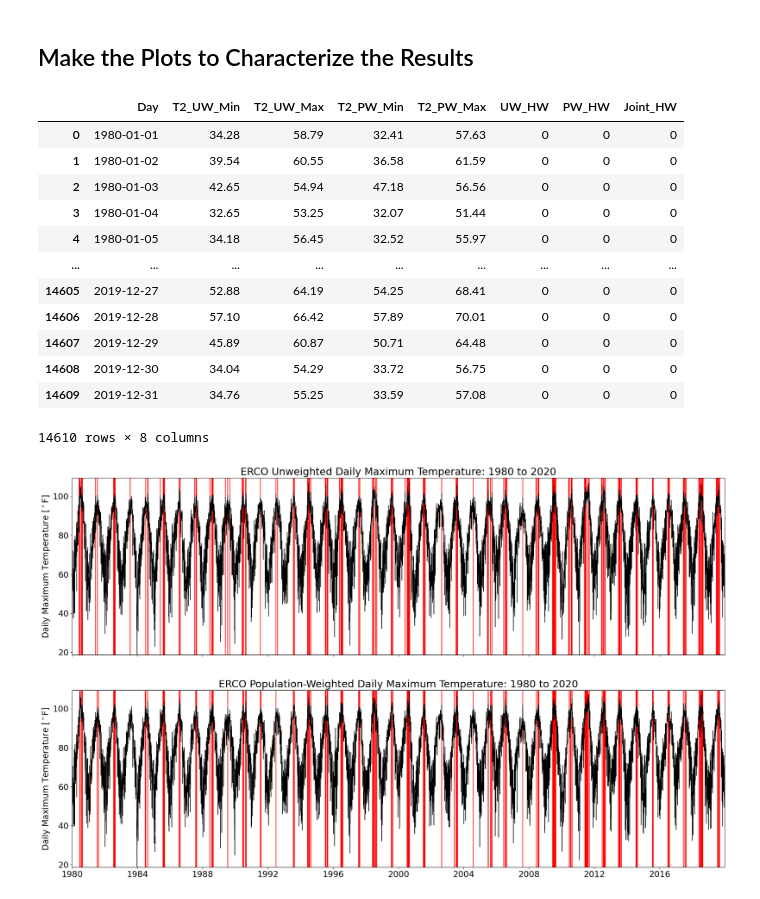
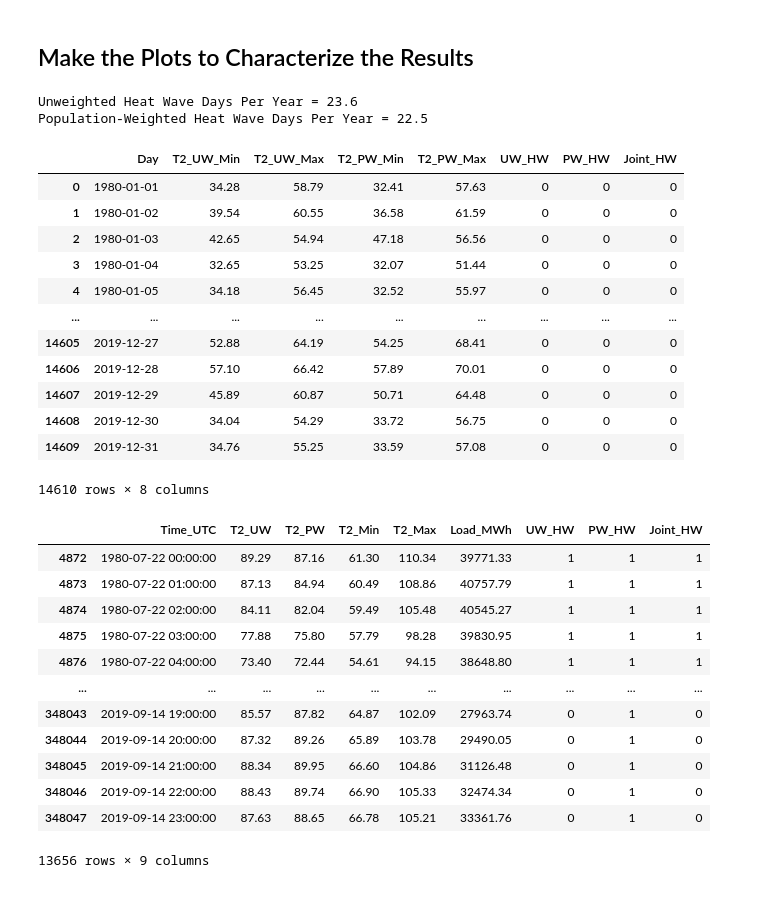
Before and after one commit to cdburley/nerc_analysis, a Jupyter notebook: notebooks/process_and_plot_weighting_impact.ipynb, the cells around one changed output. Saved outputs shown, nothing was run; the diff lists cells and outputs as text; code cells hidden in the pictures.

Commit message:
Added plots

```diff
--- a/notebooks/process_and_plot_weighting_impact.ipynb
+++ b/notebooks/process_and_plot_weighting_impact.ipynb
@@ -356,10 +421,12 @@ output_df = plot_heat_wave_frequency(ba_to_process = 'ERCO',
                                      data_output_dir = data_output_dir,
                                      image_output_dir = image_output_dir,
                                      image_resolution = 300,
-                                     save_images = False)
+                                     save_images = True)
 
 output_df
 # %% [output]
+Unweighted Heat Wave Days Per Year = 23.6
+Population-Weighted Heat Wave Days Per Year = 22.5
 |  | Day | T2_UW_Min | T2_UW_Max | T2_PW_Min | T2_PW_Max | UW_HW | PW_HW | Joint_HW |
 | 0 | 1980-01-01 | 34.28 | 58.79 | 32.41 | 57.63 | 0 | 0 | 0 |
 | 1 | 1980-01-02 | 39.54 | 60.55 | 36.58 | 61.59 | 0 | 0 | 0 |
@@ -372,5 +439,4 @@ output_df
 | 14607 | 2019-12-29 | 45.89 | 60.87 | 50.71 | 64.48 | 0 | 0 | 0 |
 | 14608 | 2019-12-30 | 34.04 | 54.29 | 33.72 | 56.75 | 0 | 0 | 0 |
 | 14609 | 2019-12-31 | 34.76 | 55.25 | 33.59 | 57.08 | 0 | 0 | 0 |
-14610 rows × 8 columns
-[figure, removed]
+14610 rows × 8 columns
@@ -376,0 +499,30 @@ output_df
+# %%
+output_df = plot_heat_wave_characteristics(ba_to_process = 'CISO',
+                                           start_year = 1980,
+                                           end_year = 2020,
+                                           base_year_start = 1980,
+                                           base_year_end = 1990,
+                                           weather_data_dir = weather_data_dir,
+                                           service_territory_data_dir = service_territory_data_dir,
+                                           population_data_dir = population_data_dir,
+                                           load_data_dir = load_data_dir,
+                                           data_output_dir = data_output_dir,
+                                           image_output_dir = image_output_dir,
+                                           image_resolution = 300,
+                                           save_images = True)
+
+output_df
+# %% [output]
+|  | Time_UTC | T2_UW | T2_PW | T2_Min | T2_Max | Load_MWh | UW_HW | PW_HW | Joint_HW |
+| 4872 | 1980-07-22 00:00:00 | 89.29 | 87.16 | 61.30 | 110.34 | 39771.33 | 1 | 1 | 1 |
+| 4873 | 1980-07-22 01:00:00 | 87.13 | 84.94 | 60.49 | 108.86 | 40757.79 | 1 | 1 | 1 |
+| 4874 | 1980-07-22 02:00:00 | 84.11 | 82.04 | 59.49 | 105.48 | 40545.27 | 1 | 1 | 1 |
+| 4875 | 1980-07-22 03:00:00 | 77.88 | 75.80 | 57.79 | 98.28 | 39830.95 | 1 | 1 | 1 |
+| 4876 | 1980-07-22 04:00:00 | 73.40 | 72.44 | 54.61 | 94.15 | 38648.80 | 1 | 1 | 1 |
+| ... | ... | ... | ... | ... | ... | ... | ... | ... | ... |
+| 348043 | 2019-09-14 19:00:00 | 85.57 | 87.82 | 64.87 | 102.09 | 27963.74 | 0 | 1 | 0 |
+| 348044 | 2019-09-14 20:00:00 | 87.32 | 89.26 | 65.89 | 103.78 | 29490.05 | 0 | 1 | 0 |
+| 348045 | 2019-09-14 21:00:00 | 88.34 | 89.95 | 66.60 | 104.86 | 31126.48 | 0 | 1 | 0 |
+| 348046 | 2019-09-14 22:00:00 | 88.43 | 89.74 | 66.90 | 105.33 | 32474.34 | 0 | 1 | 0 |
+| 348047 | 2019-09-14 23:00:00 | 87.63 | 88.65 | 66.78 | 105.21 | 33361.76 | 0 | 1 | 0 |
+13656 rows × 9 columns
```
Also changed, not shown: parts of 5 cells of this notebook, 8 other files.
